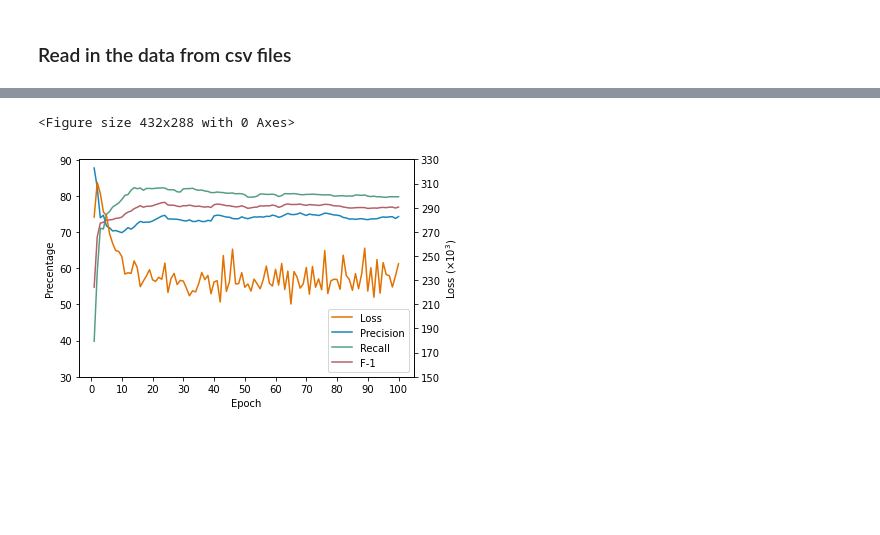
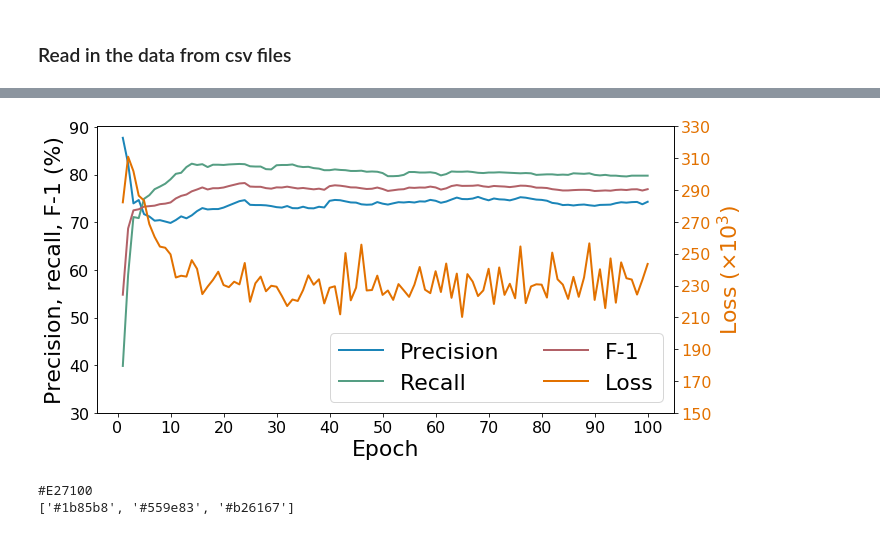
Before and after one commit to globus-labs/covid-nlp, a Jupyter notebook: drug-ner/drug-ner-results/figures/figures.ipynb, the cells around one changed output, grey strips where cells are left out. Cells and saved outputs as stored; diff of their text form; code cells hidden in the pictures; blank space fills up the shorter version.

```diff
--- a/drug-ner/drug-ner-results/figures/figures.ipynb
+++ b/drug-ner/drug-ner-results/figures/figures.ipynb
@@ -79,3 +66,2 @@ plt.show()
 # %%
-df = pd.read_csv("./spacy_epochs.csv", index_col="Epoch")
-df
+df3 = pd.read_csv('./spacy_epochs.csv', index_col='Epoch')
@@ -97,22 +68,38 @@ df
-# %%
-plt.figure()
-ax = df.plot(secondary_y=['Loss'])
-colors = ['#E27100', '#1b85b8', '#559e83', '#b26167']
-for i, line in enumerate(ax.right_ax.get_lines()+ax.get_lines()):
-    line.set_color(colors[i])
-plt.xticks(np.arange(0, 101, 10))
-ax.set_yticks(np.arange(30, 91, 10))
-ax.right_ax.set_yticks(np.arange(150, 331, 20))
-ax.set_ylabel('Precentage')
-ax.right_ax.set_ylabel(r"Loss ($\times 10^3$)")
-# fix legends
-legends = ax.right_ax.get_lines()+ax.get_lines()
-labels = [l.get_label() for l in legends]
-ax.legend(legends, labels, loc='best')
-
-plt.savefig('./spacy_epochs.pdf') # must save before calling `show()` as that would create a new figure
-plt.show()
-# %% [output]
-<Figure size 432x288 with 0 Axes>
-[figure, removed]
+# %%
+# New version of Figure 3
+
+fig, ax1 = plt.subplots(figsize=(XS2, YS))
+ax2 = ax1.twinx()
+cols = ['Loss', 'Precision', 'Recall', 'F-1']
+
+ax2.plot(df3[cols[0]], color=colors[0], label='Loss', linewidth=LINEWIDTH)
+for (col, color) in zip(cols[1:], colors[1:]):
+    ax1.plot(df3[col], color=color, label=col, linewidth=LINEWIDTH)
+
+ax1.set_xticks(np.arange(0, 101, 10))
+ax1.tick_params(axis='x', labelsize=SMALLER)
+ax1.set_xlabel('Epoch', fontsize=BIGGER)
+
+ax1.set_ylabel('Precision, recall, F-1 (%)', fontsize=BIGGER)
+ax1.set_yticks(np.arange(30, 91, 10))
+ax1.tick_params(axis='y', labelsize=SMALLER)
+
+ax2.set_ylabel(r'Loss ($\times 10^3$)', fontsize=BIGGER, color=colors[0])
+ax2.set_yticks(np.arange(150, 331, 20))
+ax2.tick_params(axis='y', labelsize=SMALLER, labelcolor=colors[0])
+
+# fix legends
+legends = ax1.get_lines()+ax2.get_lines()
+labels = [l.get_label() for l in legends]
+ax1.legend(legends, labels, loc='best', fontsize=BIGGER, ncol=2)
+
+plt.tight_layout()
+plt.savefig('./spacy_epochs.pdf') # must save before calling `show()` as that would create a new figure
+plt.show()
+print(colors[0])
+print(colors[1:4])
+# %% [output]
+[figure, added]
+#E27100
+['#1b85b8', '#559e83', '#b26167']
 # %%
```
Also changed, not shown: parts of 21 cells of this notebook, 2 other files.
